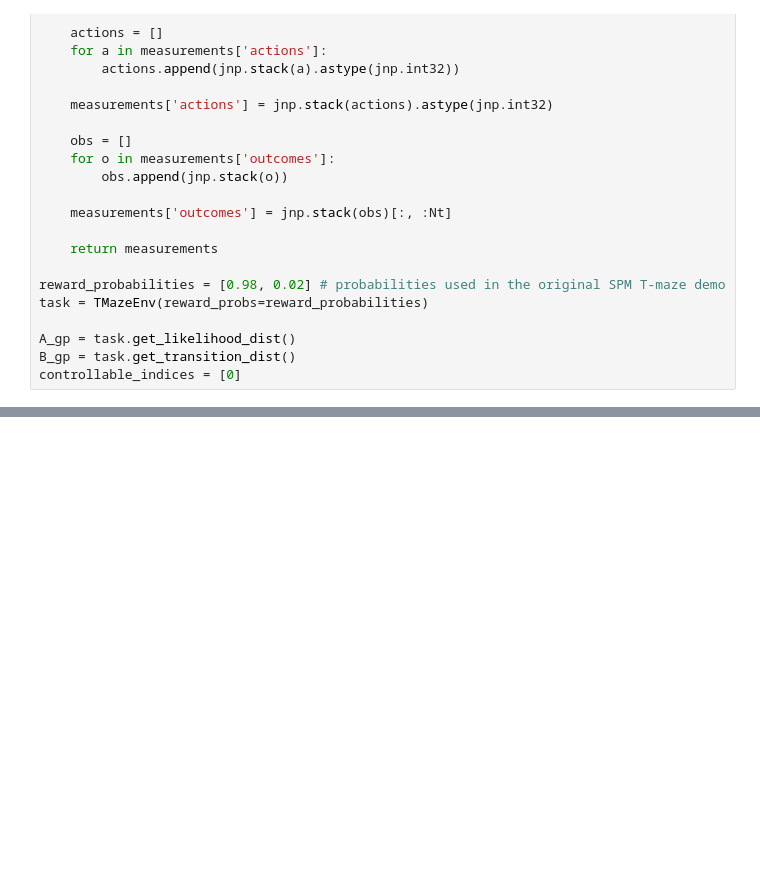
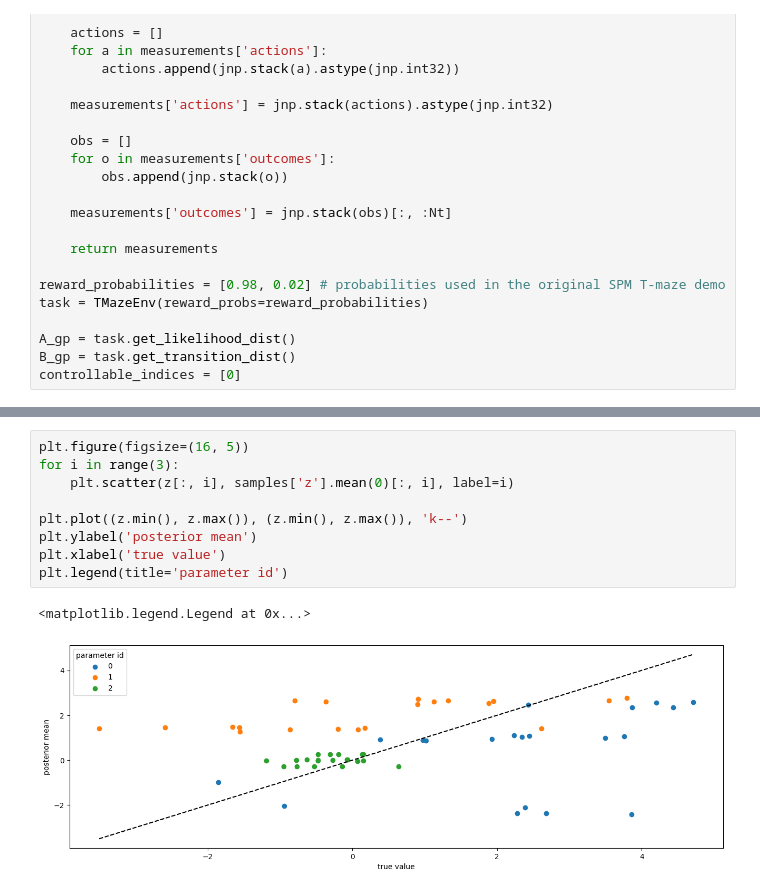
Before and after one commit to dimarkov/pybefit, a Jupyter notebook: examples/pymdp/simulating_and_fitting_pymdp_agent.ipynb, the cells around one changed output, grey strips where cells are left out. Cells and saved outputs as stored; diff of their text form; blank space fills up the shorter version.

```diff
--- a/examples/pymdp/simulating_and_fitting_pymdp_agent.ipynb
+++ b/examples/pymdp/simulating_and_fitting_pymdp_agent.ipynb
@@ -207,0 +240,12 @@ KeyError: 'num_agents'
+# %%
+plt.figure(figsize=(16, 5))
+for i in range(3):
+    plt.scatter(z[:, i], samples['z'].mean(0)[:, i], label=i)
+
+plt.plot((z.min(), z.max()), (z.min(), z.max()), 'k--')
+plt.ylabel('posterior mean')
+plt.xlabel('true value')
+plt.legend(title='parameter id')
+# %% [output]
+<matplotlib.legend.Legend at 0x...>
+[figure, added]
```
Also changed, not shown: parts of 9 cells of this notebook.
